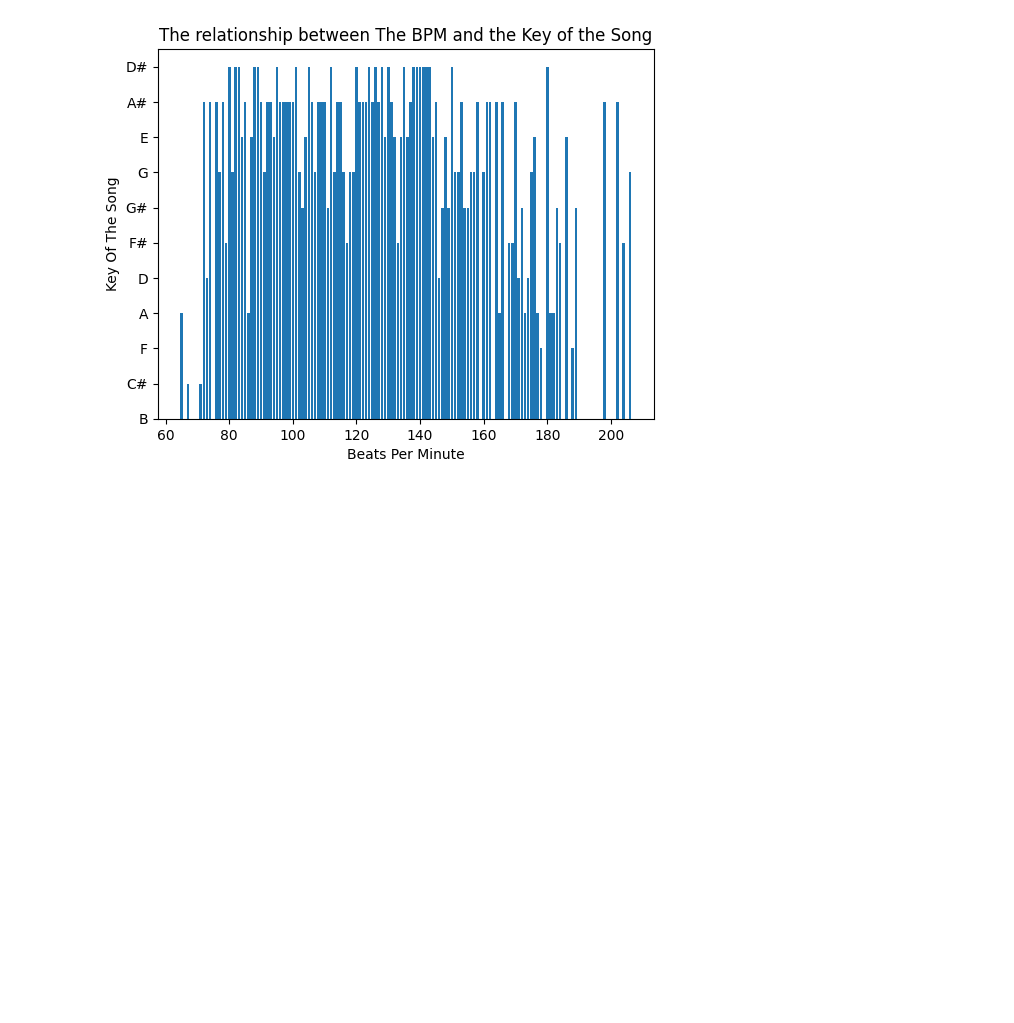
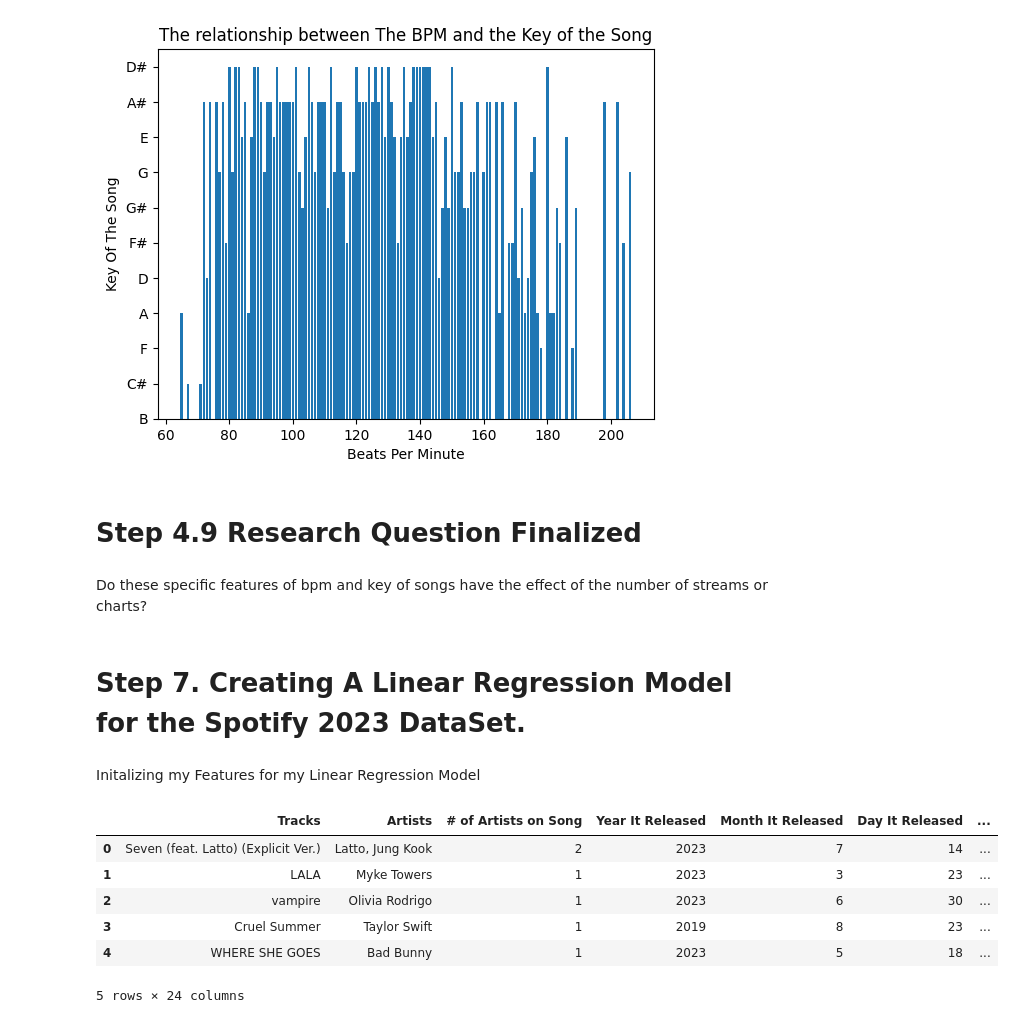
Before and after one commit to athanasiosk-it13/DSRP-Top-Spotify-Songs-2023, a Jupyter notebook: Spotify_Top_Songs_2023_Extensive_Data_Analysis_Project.ipynb, the cells around one changed output. Cells and saved outputs as stored; diff of their text form; code cells hidden in the pictures; blank space fills up the shorter version.

```diff
--- a/Spotify_Top_Songs_2023_Extensive_Data_Analysis_Project.ipynb
+++ b/Spotify_Top_Songs_2023_Extensive_Data_Analysis_Project.ipynb
@@ -277,3 +293,30 @@ plt.bar(spotify_df['The BPM of the Song'], spotify_df['The Key of The Song'], la
 plt.show()
 # %% [output]
 [figure]
+# %% [markdown]
+# Step 4.9 Research Question Finalized
+# %% [markdown]
+Do these specific features of bpm and key of songs have the effect of the number of streams or charts?
+# %% [markdown]
+# Step 7. Creating A Linear Regression Model for the Spotify 2023 DataSet.
+# %% [markdown]
+Initalizing my Features for my Linear Regression Model
+# %%
+#features = spotify_df[['The BPM of The Song', 'The Key of The Song', '']] #PlaceHolder for Linear Regression Model
+
+
+key_map = {'C': 0,'C♯/D♭':1 ,'D': 2,'D♯/E♭': 3,'E': 4,'F': 5,'F♯/G♭': 6,'G': 7,'G♯/A♭':8 ,'A':9 ,'A♯/B♭':10 ,'B': 11}
+spotify_df['The Key of The Song']=spotify_df['The Key of The Song'].map(key_map)
+
+selected_features = ['The BPM of The Song', # The BPM of the Specific Song
+'The Key of The Song',]
+
+spotify_df.head()
+# %% [output]
+|  | Tracks | Artists | # of Artists on Song | Year It Released | Month It Released | Day It Released | ... |
+| 0 | Seven (feat. Latto) (Explicit Ver.) | Latto, Jung Kook | 2 | 2023 | 7 | 14 | ... |
+| 1 | LALA | Myke Towers | 1 | 2023 | 3 | 23 | ... |
+| 2 | vampire | Olivia Rodrigo | 1 | 2023 | 6 | 30 | ... |
+| 3 | Cruel Summer | Taylor Swift | 1 | 2019 | 8 | 23 | ... |
+| 4 | WHERE SHE GOES | Bad Bunny | 1 | 2023 | 5 | 18 | ... |
+5 rows × 24 columns
```
Also changed, not shown: parts of 4 cells of this notebook.
